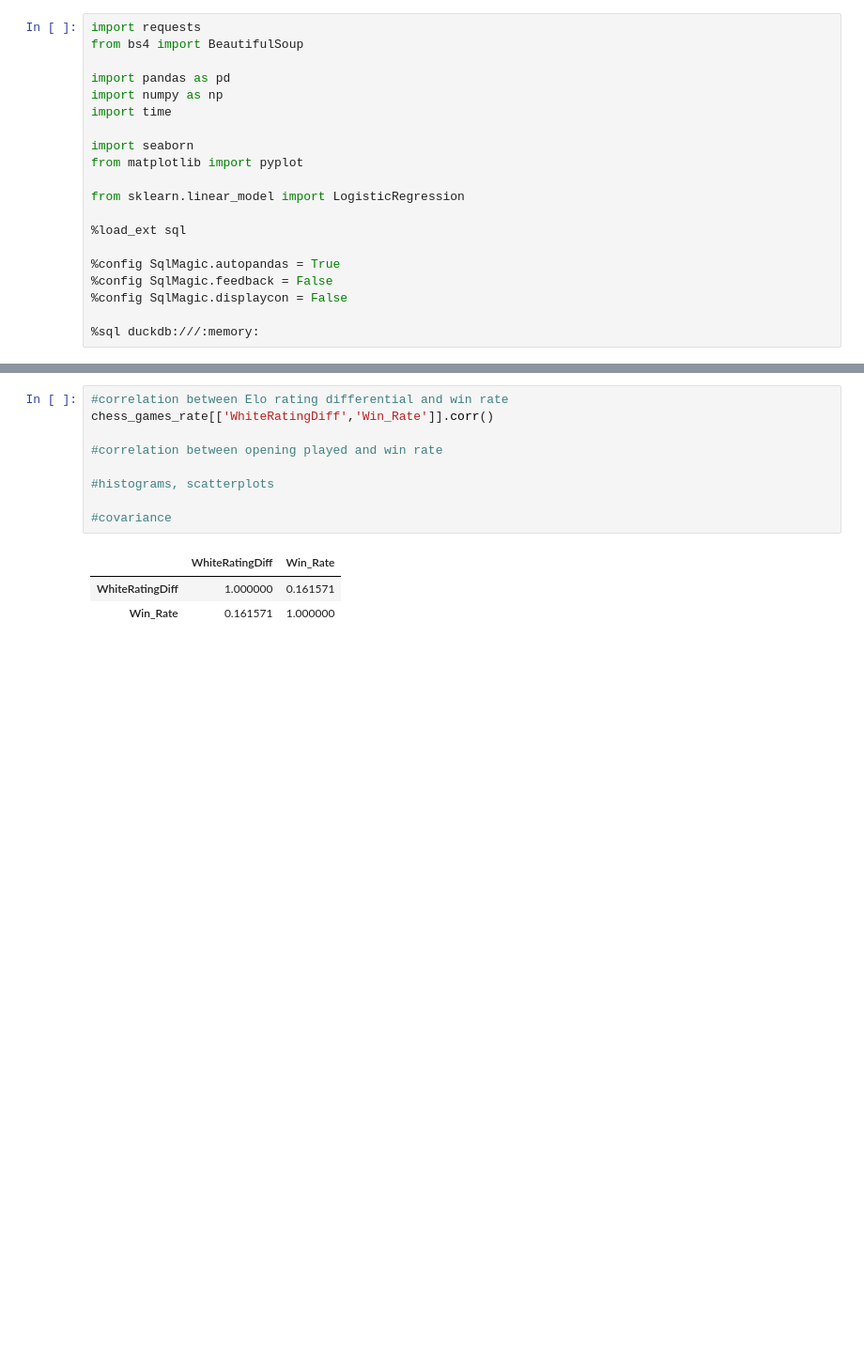
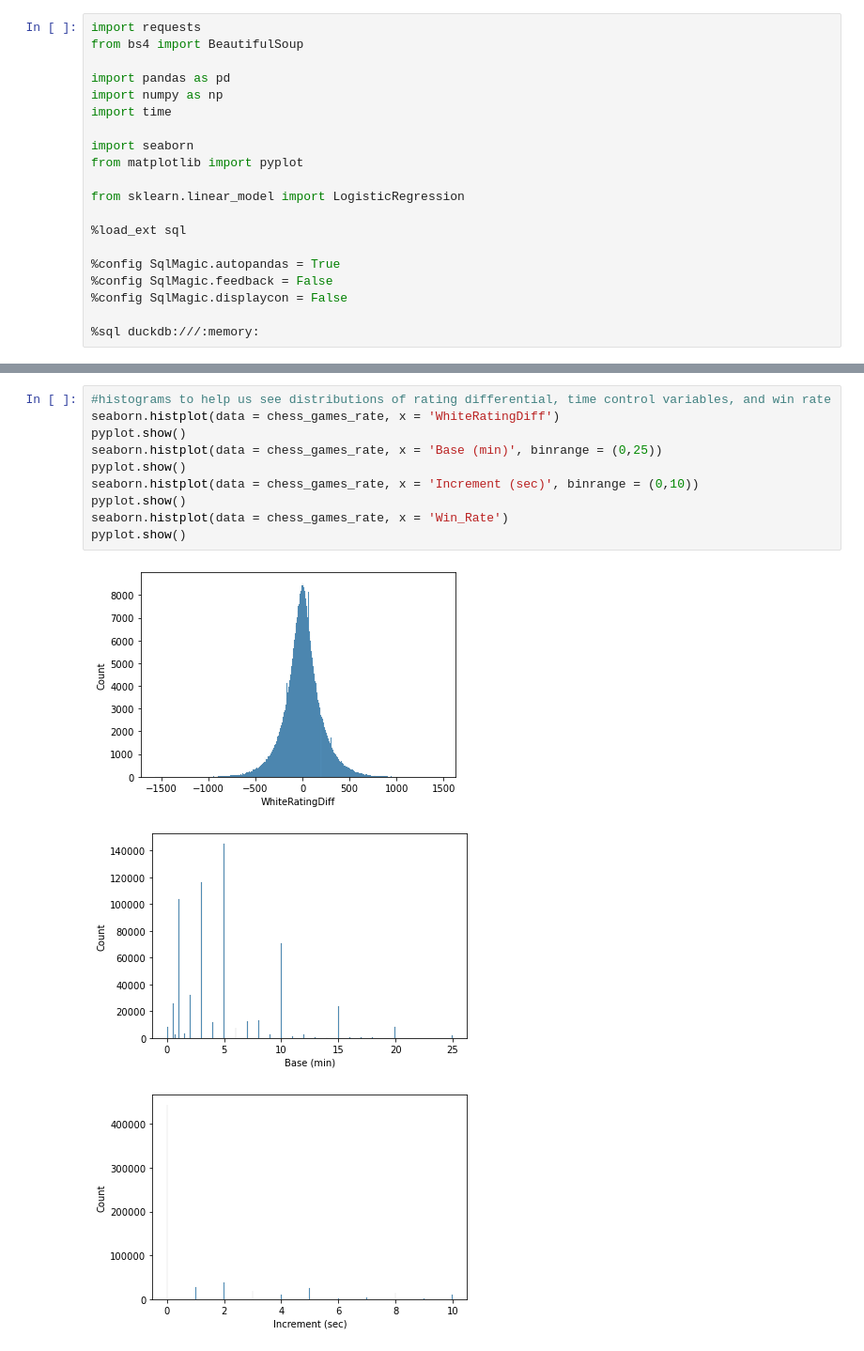
Before and after one commit to jeanie-liu/chess_win_predictor, a Jupyter notebook: summary_descriptive_stats.ipynb, the cells around one changed output, grey strips where cells are left out. Shown at 94% size. Drawn from its saved outputs; the diff is of its cells as text; blank space fills up the shorter version.

Commit message:
Update summary_descriptive_stats.ipynb
graphed histograms and scatterplots;
computed correlation and covariance

```diff
--- a/summary_descriptive_stats.ipynb
+++ b/summary_descriptive_stats.ipynb
@@ -172,13 +172,14 @@ Returning data to local variable chess_games_rate
-# %%
-#correlation between Elo rating differential and win rate
-chess_games_rate[['WhiteRatingDiff','Win_Rate']].corr()
-
-#correlation between opening played and win rate
-
-#histograms, scatterplots
-
-#covariance
-# %% [output]
-|  | WhiteRatingDiff | Win_Rate |
-| WhiteRatingDiff | 1.000000 | 0.161571 |
-| Win_Rate | 0.161571 | 1.000000 |
+# %%
+#histograms to help us see distributions of rating differential, time control variables, and win rate
+seaborn.histplot(data = chess_games_rate, x = 'WhiteRatingDiff')
+pyplot.show()
+seaborn.histplot(data = chess_games_rate, x = 'Base (min)', binrange = (0,25))
+pyplot.show()
+seaborn.histplot(data = chess_games_rate, x = 'Increment (sec)', binrange = (0,10))
+pyplot.show()
+seaborn.histplot(data = chess_games_rate, x = 'Win_Rate')
+pyplot.show()
+# %% [output]
+[figure, added]
+[figure, added]
+[figure, added]
```
Also changed, not shown: parts of 8 cells of this notebook.
